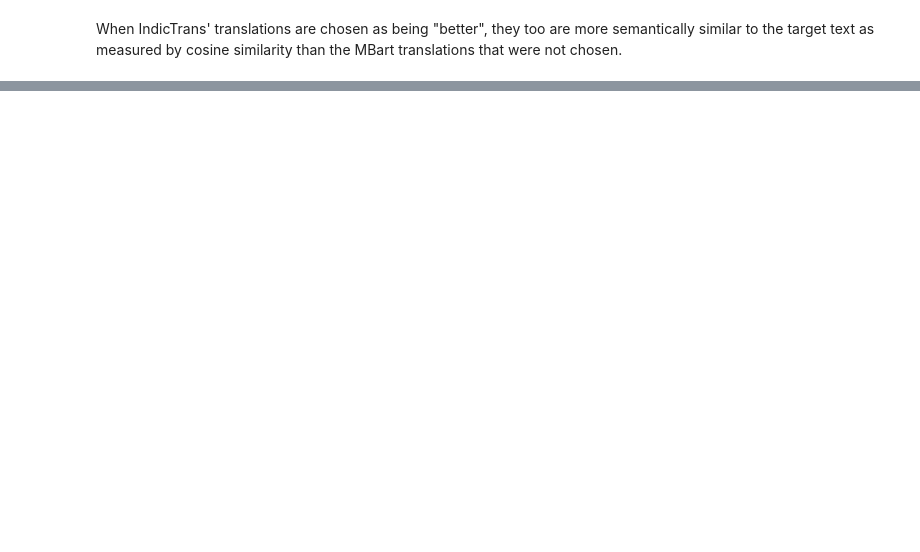
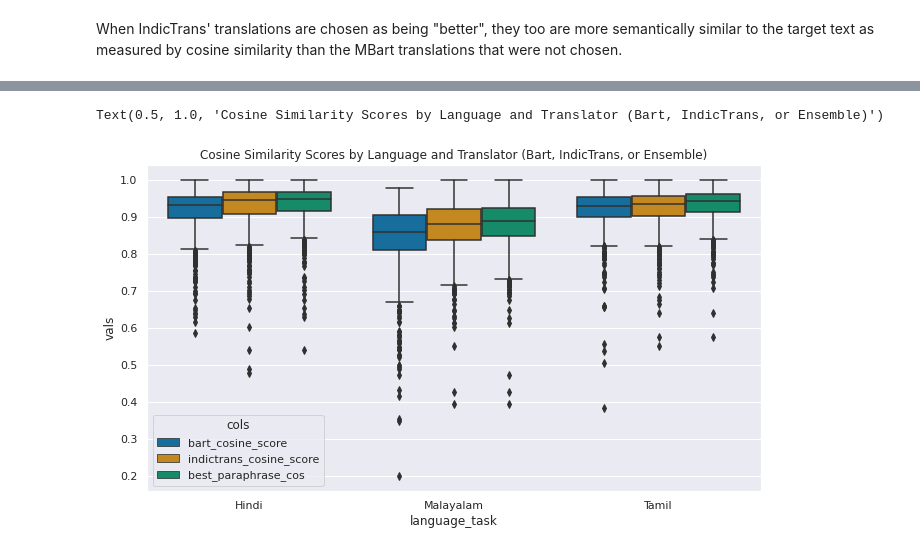
Before and after one commit to bdougall/TranQuality, a Jupyter notebook: Siam_net_trans_eval/layernorm_final_record_quality_eval.ipynb, the cells around one changed output, grey strips where cells are left out. Cells and saved outputs as stored; diff of their text form; code cells hidden in the pictures; blank space fills up the shorter version.

```diff
--- a/Siam_net_trans_eval/layernorm_final_record_quality_eval.ipynb
+++ b/Siam_net_trans_eval/layernorm_final_record_quality_eval.ipynb
@@ -481,0 +488,14 @@ Text(0.5, 1.0, 'Figure 4 Cosine Similarity Scores by Language and Translator for
+# %%
+# Compare the MBart, IndicTrans, and Best Translation cosine similarity scores by language over the entire dataset
+translator_cos_compare = final[["language_task", "bart_cosine_score", "indictrans_cosine_score", "best_paraphrase_cos"]]
+
+# Use melt to reshape the values and allow for multiple column plotting
+translator_cos_compare = translator_cos_compare.melt('language_task', var_name='cols',  value_name='vals')
+
+# The median cosine similarity score is highest when the ensemble method is used
+sns.boxplot(x = translator_cos_compare['language_task'],
+            y = translator_cos_compare['vals'],
+            hue = translator_cos_compare['cols'], palette="colorblind").set_title('Cosine Similarity Scores by Language and Translator (Bart, IndicTrans, or Ensemble)')
+# %% [output]
+Text(0.5, 1.0, 'Cosine Similarity Scores by Language and Translator (Bart, IndicTrans, or Ensemble)')
+[figure, added]
```
Also changed, not shown: parts of 9 cells of this notebook.
